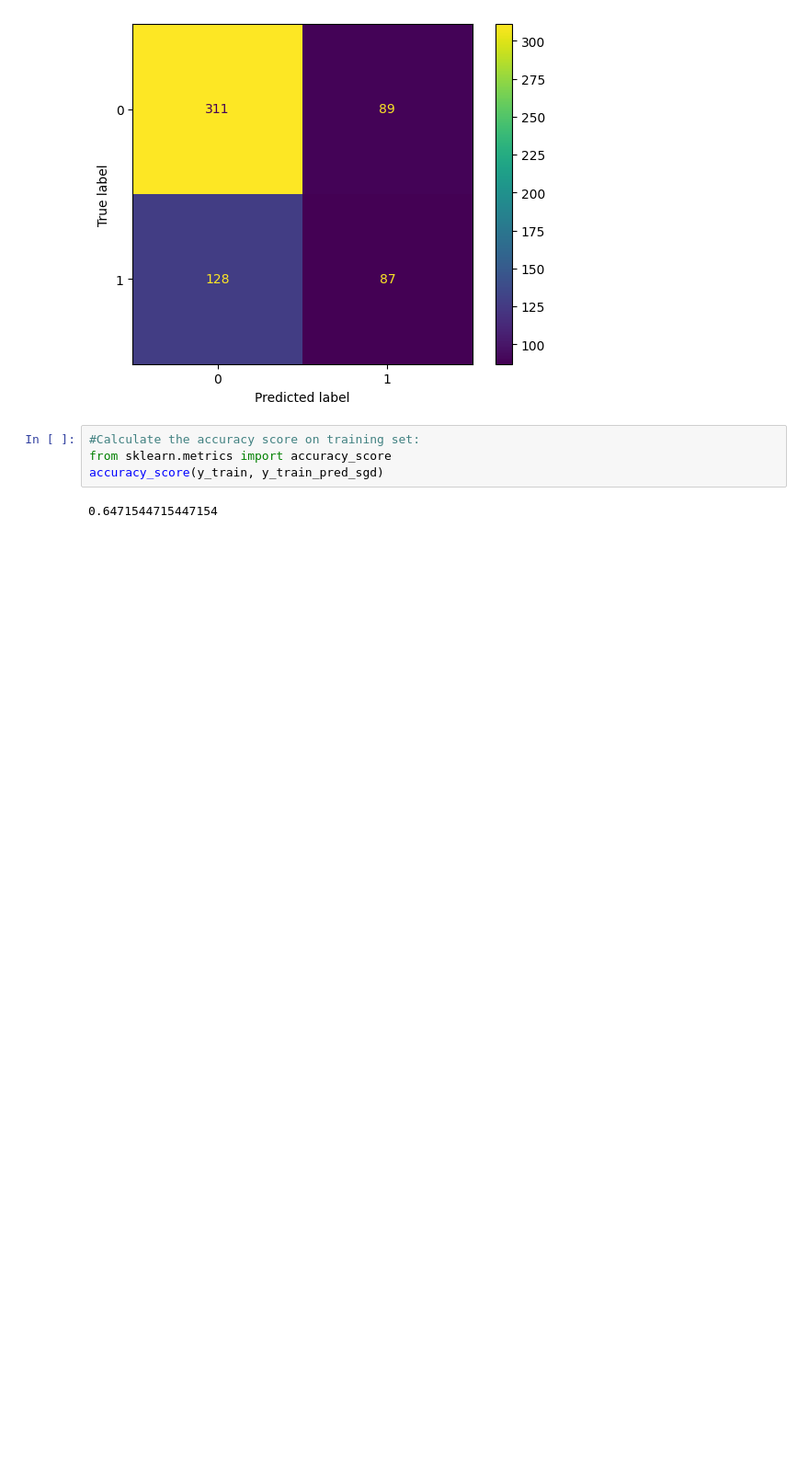
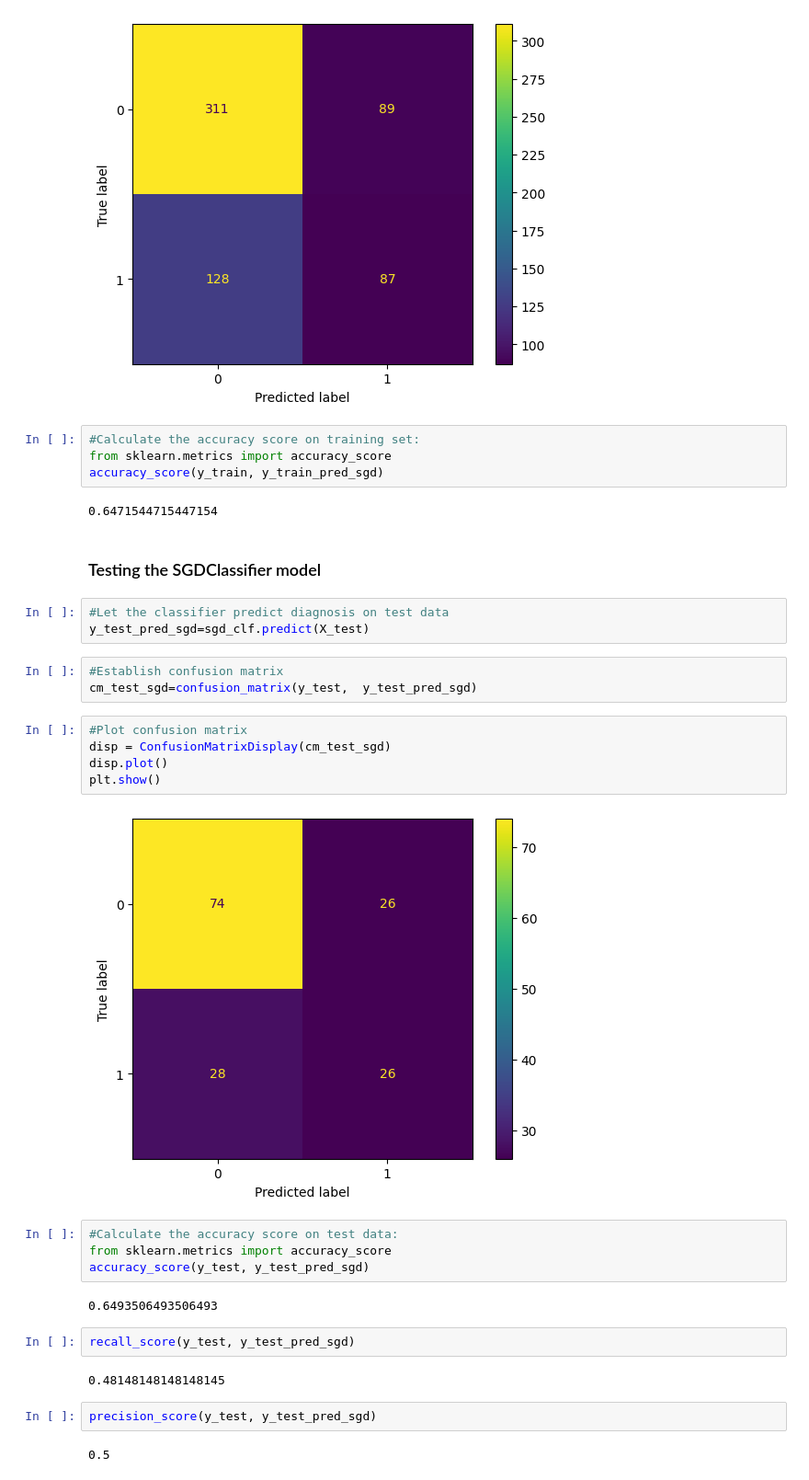
Before and after one commit to jpandersen61/Machine-Learning, a Jupyter notebook: Classification_Diagnosing_Diabetes_Solution.ipynb, the cells around one changed output. Shown at 92% size. Cells and saved outputs as stored; diff of their text form; blank space fills up the shorter version.

```diff
--- a/Classification_Diagnosing_Diabetes_Solution.ipynb
+++ b/Classification_Diagnosing_Diabetes_Solution.ipynb
@@ -215,3 +241,32 @@ from sklearn.metrics import accuracy_score
 accuracy_score(y_train, y_train_pred_sgd)
 # %% [output]
 0.6471544715447154
+# %% [markdown]
+### Testing the SGDClassifier model
+# %%
+#Let the classifier predict diagnosis on test data
+y_test_pred_sgd=sgd_clf.predict(X_test)
+# %%
+#Establish confusion matrix
+cm_test_sgd=confusion_matrix(y_test,  y_test_pred_sgd)
+# %%
+#Plot confusion matrix
+disp = ConfusionMatrixDisplay(cm_test_sgd)
+disp.plot()
+plt.show()
+# %% [output]
+[figure, added]
+# %%
+#Calculate the accuracy score on test data:
+from sklearn.metrics import accuracy_score
+accuracy_score(y_test, y_test_pred_sgd)
+# %% [output]
+0.6493506493506493
+# %%
+recall_score(y_test, y_test_pred_sgd)
+# %% [output]
+0.48148148148148145
+# %%
+precision_score(y_test, y_test_pred_sgd)
+# %% [output]
+0.5
```
Also changed, not shown: parts of 11 cells of this notebook.
